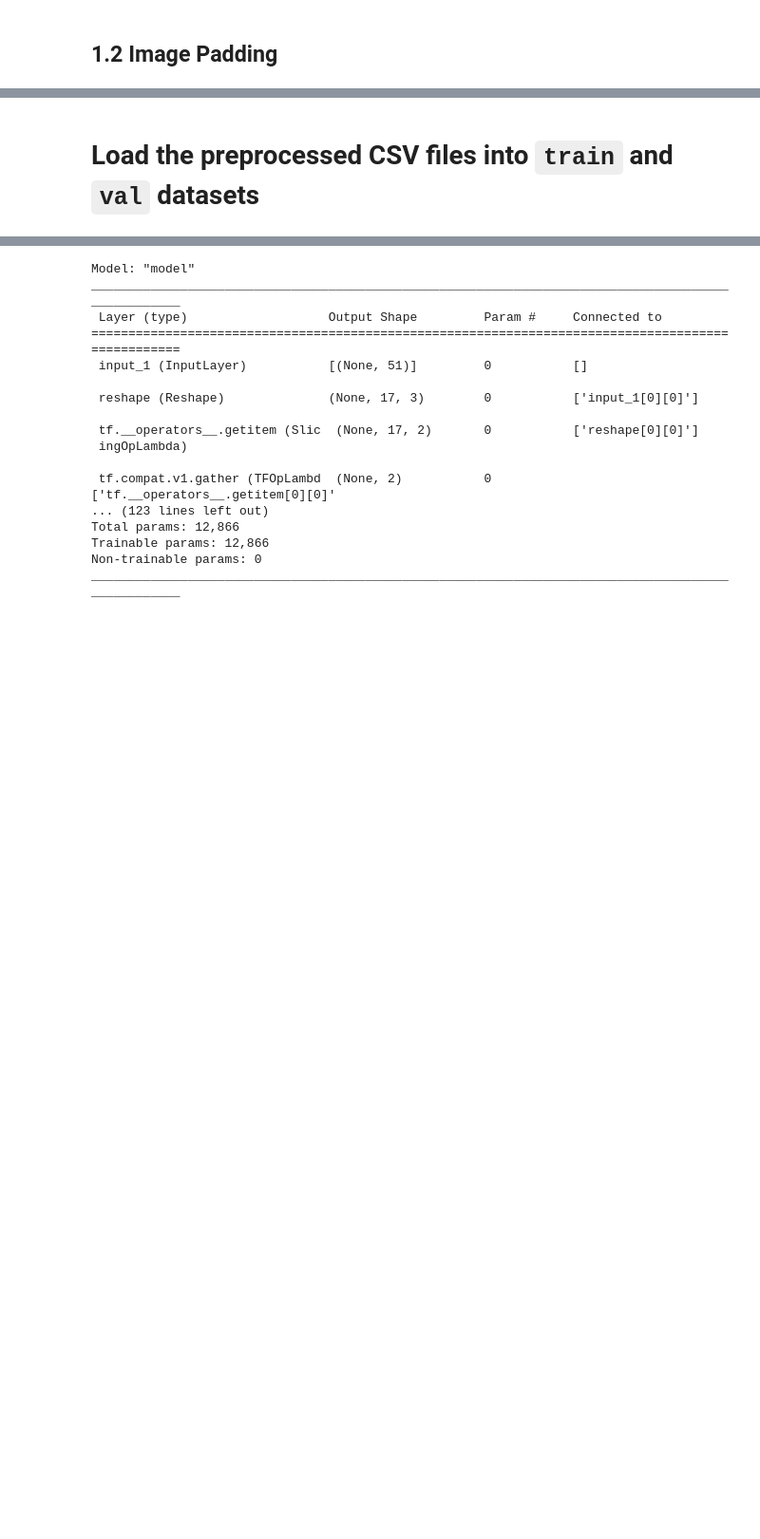
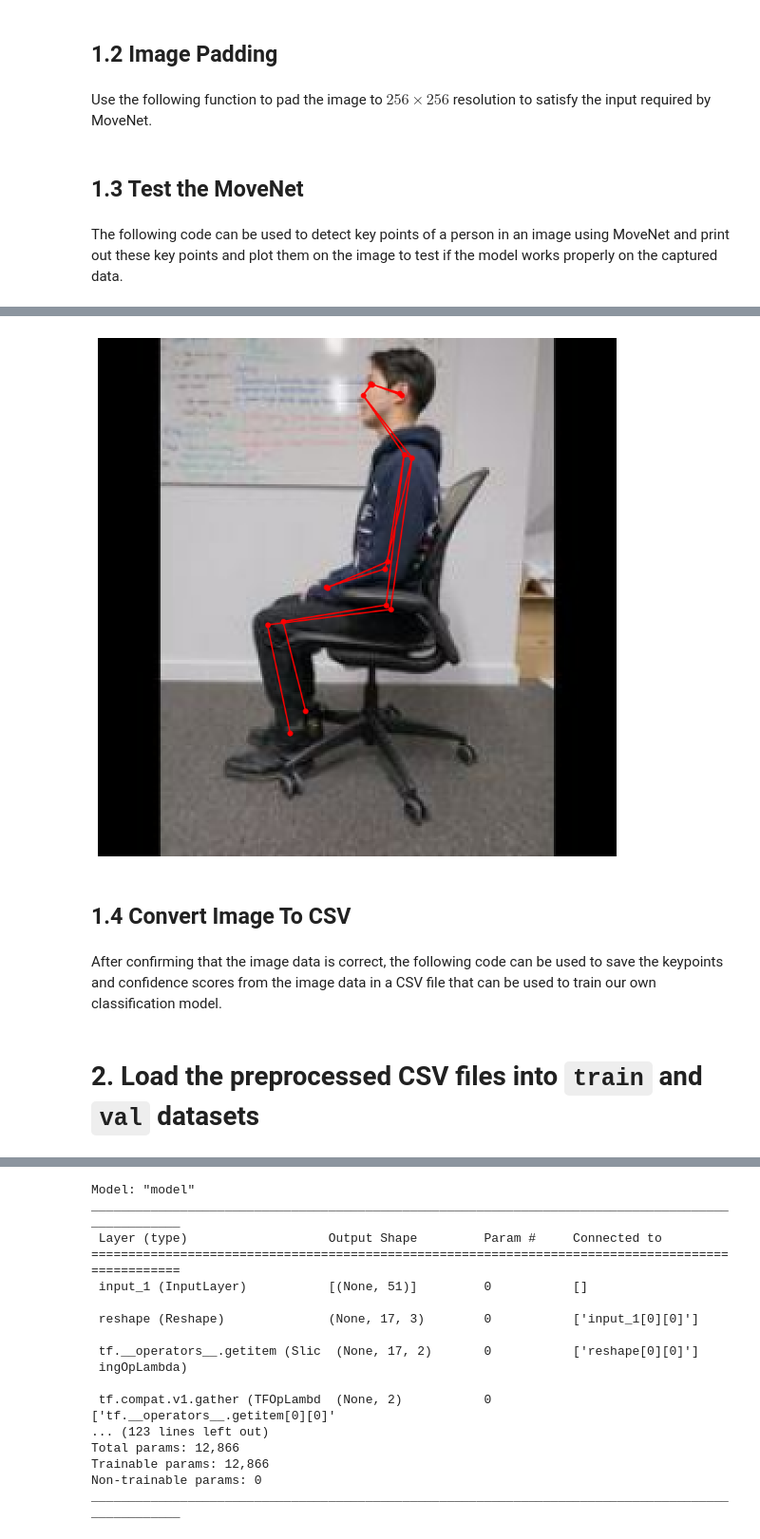
Before and after one commit to Ereshkigallll/CASA0018_pose_dete, a Jupyter notebook: posture.ipynb, the cells around one changed output, grey strips where cells are left out. Shown at 95% size. Saved outputs shown, nothing was run; the diff lists cells and outputs as text; code cells hidden in the pictures; blank space fills up the shorter version.

```diff
--- a/posture.ipynb
+++ b/posture.ipynb
@@ -111,4 +113,6 @@ target_folder = 'Your target folder path'
 process_images(source_folder, target_folder)
 # %% [markdown]
 ## 1.2 Image Padding
+# %% [markdown]
+Use the following function to pad the image to $256\times 256$ resolution to satisfy the input required by MoveNet.
 # %%
@@ -164,3 +165,70 @@ target_folder = 'Your Target Image Path'
 
 # Process all images in the source folder and save them to the target folder
 process_images(source_folder, target_folder)
+# %% [markdown]
+## 1.3 Test the MoveNet
+# %% [markdown]
+The following code can be used to detect key points of a person in an image using MoveNet and print out these key points and plot them on the image to test if the model works properly on the captured data.
+# %%
+# Load the MoveNet Thunder model from TensorFlow Hub
+model = hub.load("https://tfhub.dev/google/movenet/singlepose/thunder/4")
+movenet = model.signatures['serving_default']
+
+def run_inference(image_path):
+    # Load and preprocess the image
+    image = tf.io.read_file(image_path)
+    image = tf.image.decode_jpeg(image)
+    image = tf.image.resize_with_pad(image, 256, 256)
+    input_image = tf.cast(image, dtype=tf.int32)
+    input_image = tf.expand_dims(input_image, axis=0)
+
+    # Run the MoveNet model
+    outputs = movenet(input_image)
+    keypoints_with_scores = outputs['output_0'].numpy()
+    return keypoints_with_scores, image.numpy()
+
+import numpy as np
+import matplotlib.pyplot as plt
+
+def draw_keypoints_and_edges(image, keypoints_with_scores):
+    edges = [
+        (0, 1), (0, 2), (1, 3), (2, 4), (0, 5), (0, 6),
+        (5, 7), (7, 9), (6, 8), (8, 10), (5, 6), (5, 11),
+        (6, 12), (11, 12), (11, 13), (13, 15), (12, 14), (14, 16)
+    ]
+
+    # Extract keypoints
+    keypoints = keypoints_with_scores[0, 0, :, :3]
+
+    fig, ax = plt.subplots(figsize=(10, 10))
+    ax.imshow(image.astype(np.uint8))
+
+    # Draw and print keypoints
+    for idx, keypoint in enumerate(keypoints):
+        y, x, confidence = keypoint
+        if confidence > 0.1:
+            ax.plot(x * image.shape[1], y * image.shape[0], 'ro', markersize=5)
+            print(f"Keypoint {idx}: x={x}, y={y}, confidence={confidence}")
+
+    # Draw and print edges
+    for edge in edges:
+        if keypoints[edge[0], 2] > 0.1 and keypoints[edge[1], 2] > 0.1:
+            start_keypoint = keypoints[edge[0]]
+            end_keypoint = keypoints[edge[1]]
+            ax.plot(
+                [start_keypoint[1] * image.shape[1], end_keypoint[1] * image.shape[1]],
+                [start_keypoint[0] * image.shape[0], end_keypoint[0] * image.shape[0]],
+                'r'
+            )
+            print(f"Edge from keypoint {edge[0]} to keypoint {edge[1]} drawn.")
+
+    plt.axis('off')
+    plt.show()
+
+
+# Path to your image
+image_path = 'G:/DL_Data/Data/train/good/DSCF3953.JPG'
+
+keypoints_with_scores, image = run_inference(image_path)
+draw_keypoints_and_edges(image, keypoints_with_scores)
+# %% [output]
@@ -166,0 +252,5 @@ process_images(source_folder, target_folder)
+[figure, added]
+# %% [markdown]
+## 1.4 Convert Image To CSV
+# %% [markdown]
+After confirming that the image data is correct, the following code can be used to save the keypoints and confidence scores from the image data in a CSV file that can be used to train our own classification model.
@@ -167,5 +314,5 @@ process_images(source_folder, target_folder)
 # %% [markdown]
-# Load the preprocessed CSV files into `train` and `val` datasets
+# 2. Load the preprocessed CSV files into `train` and `val` datasets
 # %%
 def load_pose_landmarks(csv_path):
     """
```
Also changed, not shown: parts of 16 cells of this notebook.
